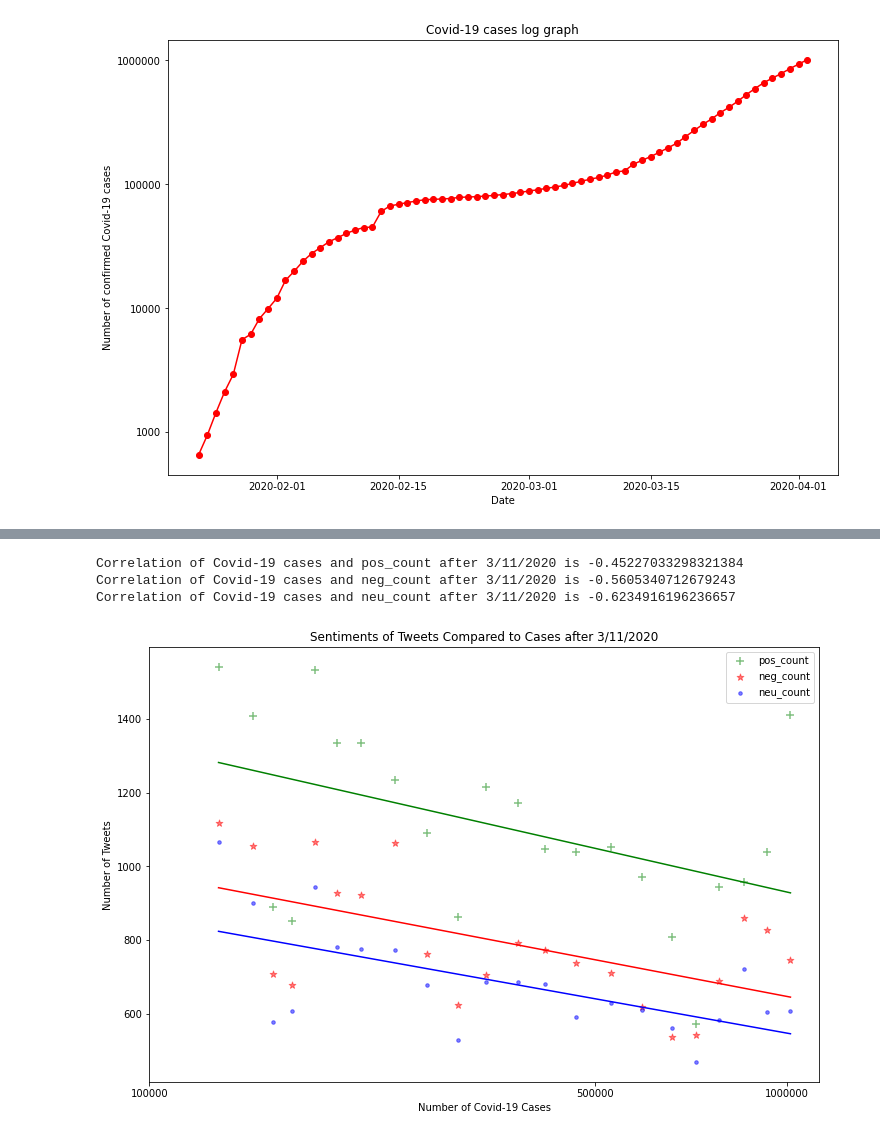
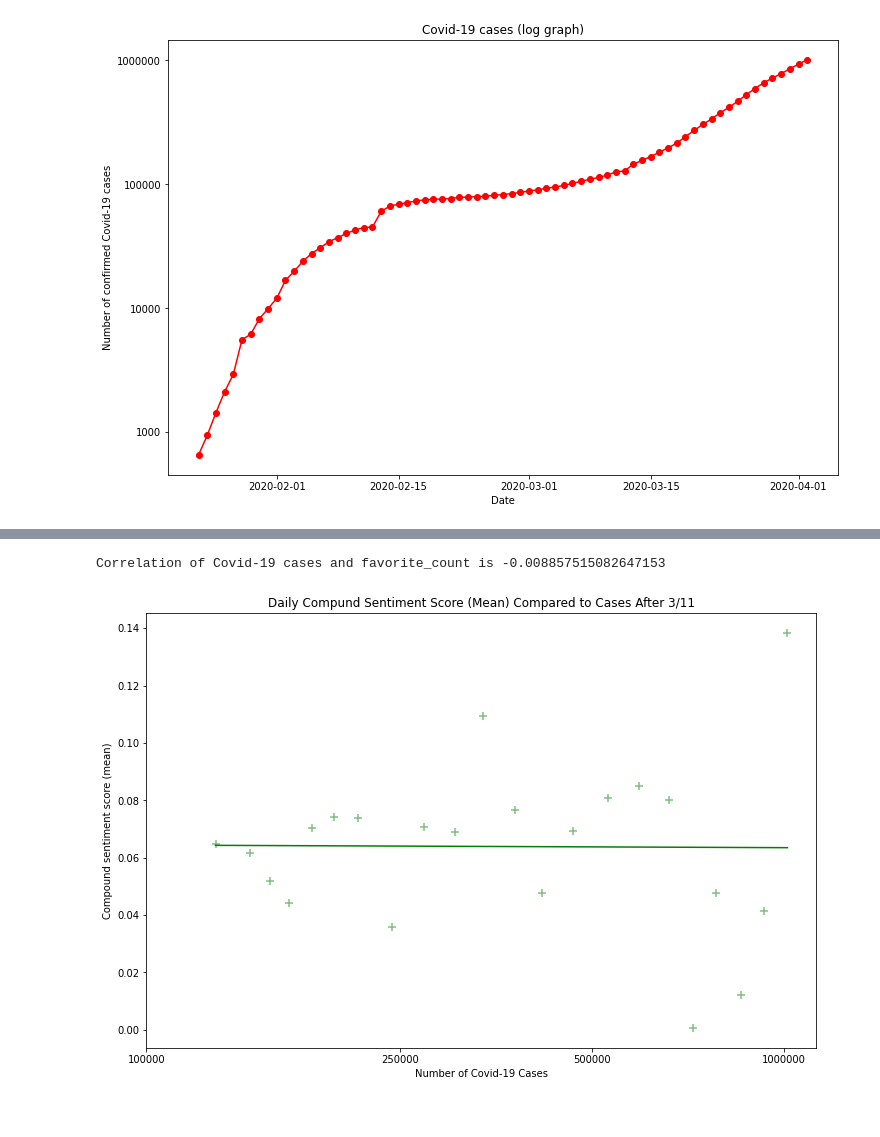
Before and after one commit to nimitchell/Covid-19-and-Climate-Change, a Jupyter notebook: Visualization graph.ipynb, the cells around one changed output, grey strips where cells are left out. Saved outputs shown, nothing was run; the diff lists cells and outputs as text; code cells hidden in the pictures.

```diff
--- a/Visualization graph.ipynb
+++ b/Visualization graph.ipynb
@@ -368,35 +425,36 @@ Correlation of Covid-19 cases and favorite_count after 3/11/2020 is -0.481069599
 # %%
-### pos, neg nuetral
+### Sentiments graphs adter 3/11
 plt.figure(figsize=(12,8))
-keywords = ['pos_count', 'neg_count', 'neu_count']
-colors = ['green', 'red','blue']
-shapes = ['+', '*', '.']
+
+# set x values
 x_values = list(outside_China['log_total_cases'])
 
-for k in range(len(keywords)):
-    y_values = [int(y) for y in list(outside_China[keywords[k]])]
-    plt.scatter(x_values, y_values,
-                s=50,
-                c=colors[k],
-                marker=shapes[k],
-                alpha=0.5,
-                label=keywords[k])
-    alpha, beta = least_squares_fit(x_values, y_values)
-    y_predict=[predict(alpha, beta, x) for x in x_values]
-    plt.plot(x_values, y_predict, colors[k])
-
-    print(f"Correlation of Covid-19 cases and {keywords[k]} after 3/11/2020 is {correlation(x_values, y_values)}")
-
-plt.title('Sentiments of Tweets Compared to Cases after 3/11/2020')
-plt.legend(loc="best")
-x_value_number = [5.0, math.log(500001,10), 6.0]
+# set y values
+y_values = [float(y) for y in list(outside_China['sentiment'])]
+# draw plot
+plt.scatter(x_values, y_values,
+            s=50,
+            c="g",
+            marker="+",
+            alpha=0.5)
+# project line
+alpha, beta = least_squares_fit(x_values, y_values)
+y_predict=[predict(alpha, beta, x) for x in x_values]
+# draw line
+plt.plot(x_values, y_predict, 'g')
+# print correlation score
+print(f"Correlation of Covid-19 cases and {keywords[k]} is {correlation(x_values, y_values)}")
+# rename graph
+plt.title('Daily Compund Sentiment Score (Mean) Compared to Cases After 3/11')
+# fix xticks
+x_value_number = [5.0, math.log(250001,10), math.log(500001,10), 6.0]
 x_labels = [int(10**x) for x in x_value_number]
 plt.xticks(x_value_number, x_labels)
+# relabel graph
 plt.xlabel("Number of Covid-19 Cases")
-plt.ylabel("Number of Tweets")
+plt.ylabel("Compound sentiment score (mean)")
+# save graph
 plt.savefig("Sentiments_after_3-11.png")
 # %% [output]
-Correlation of Covid-19 cases and pos_count after 3/11/2020 is -0.45227033298321384
-Correlation of Covid-19 cases and neg_count after 3/11/2020 is -0.5605340712679243
-Correlation of Covid-19 cases and neu_count after 3/11/2020 is -0.6234916196236657
+Correlation of Covid-19 cases and favorite_count is -0.008857515082647153
-[figure, old version]
+[figure, new version]
```
Also changed, not shown: parts of 11 cells of this notebook, 14 other files.
